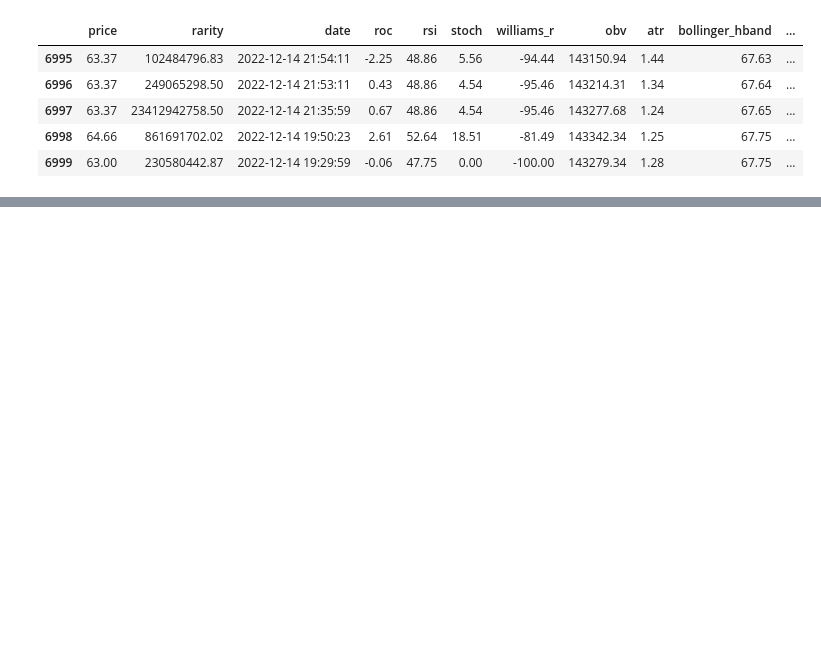
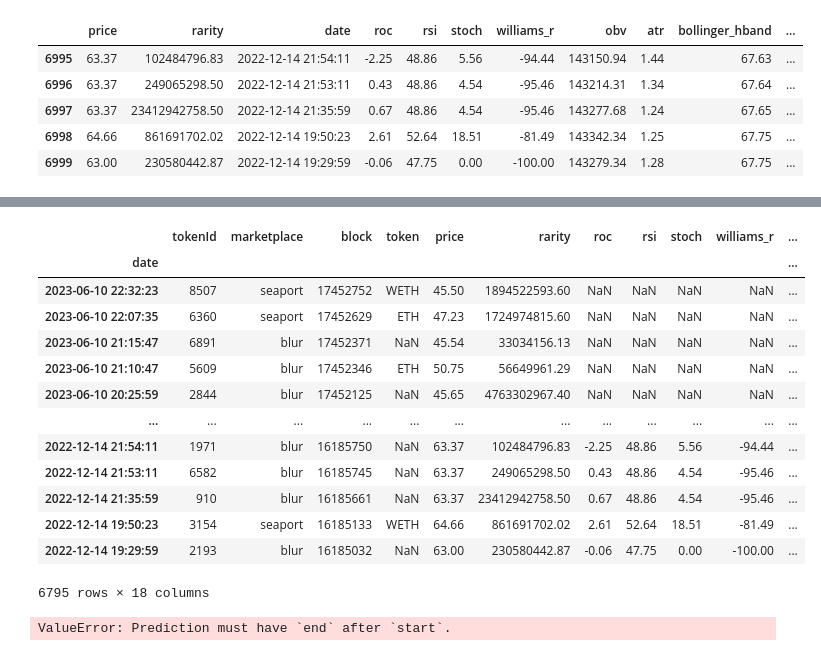
Before and after one commit to suanow/NFT-ML-term-paper, a Jupyter notebook: models/sand_new.ipynb, the cells around one changed output, grey strips where cells are left out. Drawn from its saved outputs; the diff is of its cells as text; code cells hidden in the pictures; blank space fills up the shorter version.

Commit message:
added arima (not working)

```diff
--- a/models/sand_new.ipynb
+++ b/models/sand_new.ipynb
@@ -624,0 +573,14 @@ ranf_features
+# %%
+df['date'] = pd.to_datetime(df['date'])
+
+start_date = df['date'].min()
+end_date = df['date'].max()
+
+all_dates_df = pd.DataFrame(pd.date_range(start_date, end_date), columns=['date'])
+
+grouped_df = df.groupby('date')['price'].mean().reset_index()
+
+merged_df = pd.merge(all_dates_df, grouped_df, on='date', how='left')
+merged_df['price'].fillna(method='ffill', inplace=True)
+merged_df['date'] = merged_df['date'].dt.strftime('%Y-%m-%d')
+merged_df.head(5)
@@ -624,0 +599,17 @@ ranf_features
+# %%
+df
+# %% [output]
+|  | tokenId | marketplace | block | token | price | rarity | roc | rsi | stoch | williams_r | ... |
+| date |  |  |  |  |  |  |  |  |  |  | ... |
+| 2023-06-10 22:32:23 | 8507 | seaport | 17452752 | WETH | 45.50 | 1894522593.60 | NaN | NaN | NaN | NaN | ... |
+| 2023-06-10 22:07:35 | 6360 | seaport | 17452629 | ETH | 47.23 | 1724974815.60 | NaN | NaN | NaN | NaN | ... |
+| 2023-06-10 21:15:47 | 6891 | blur | 17452371 | NaN | 45.54 | 33034156.13 | NaN | NaN | NaN | NaN | ... |
+| 2023-06-10 21:10:47 | 5609 | blur | 17452346 | ETH | 50.75 | 56649961.29 | NaN | NaN | NaN | NaN | ... |
+| 2023-06-10 20:25:59 | 2844 | blur | 17452125 | NaN | 45.65 | 4763302967.40 | NaN | NaN | NaN | NaN | ... |
+| ... | ... | ... | ... | ... | ... | ... | ... | ... | ... | ... | ... |
+| 2022-12-14 21:54:11 | 1971 | blur | 16185750 | NaN | 63.37 | 102484796.83 | -2.25 | 48.86 | 5.56 | -94.44 | ... |
+| 2022-12-14 21:53:11 | 6582 | blur | 16185745 | NaN | 63.37 | 249065298.50 | 0.43 | 48.86 | 4.54 | -95.46 | ... |
+| 2022-12-14 21:35:59 | 910 | blur | 16185661 | NaN | 63.37 | 23412942758.50 | 0.67 | 48.86 | 4.54 | -95.46 | ... |
+| 2022-12-14 19:50:23 | 3154 | seaport | 16185133 | WETH | 64.66 | 861691702.02 | 2.61 | 52.64 | 18.51 | -81.49 | ... |
+| 2022-12-14 19:29:59 | 2193 | blur | 16185032 | NaN | 63.00 | 230580442.87 | -0.06 | 47.75 | 0.00 | -100.00 | ... |
+6795 rows × 18 columns
@@ -624,0 +621,10 @@ ranf_features
+# %%
+model = ARIMA(df['price'], order=(5,1,0))
+
+model_fit = model.fit()
+
+start_date = '2022-12-14'
+end_date = '2023-02-10'
+forecast = model_fit.predict(start=start_date, end=end_date)
+# %% [output]
+ValueError: Prediction must have `end` after `start`.
```
Also changed, not shown: parts of 14 cells of this notebook, 4 other files.
